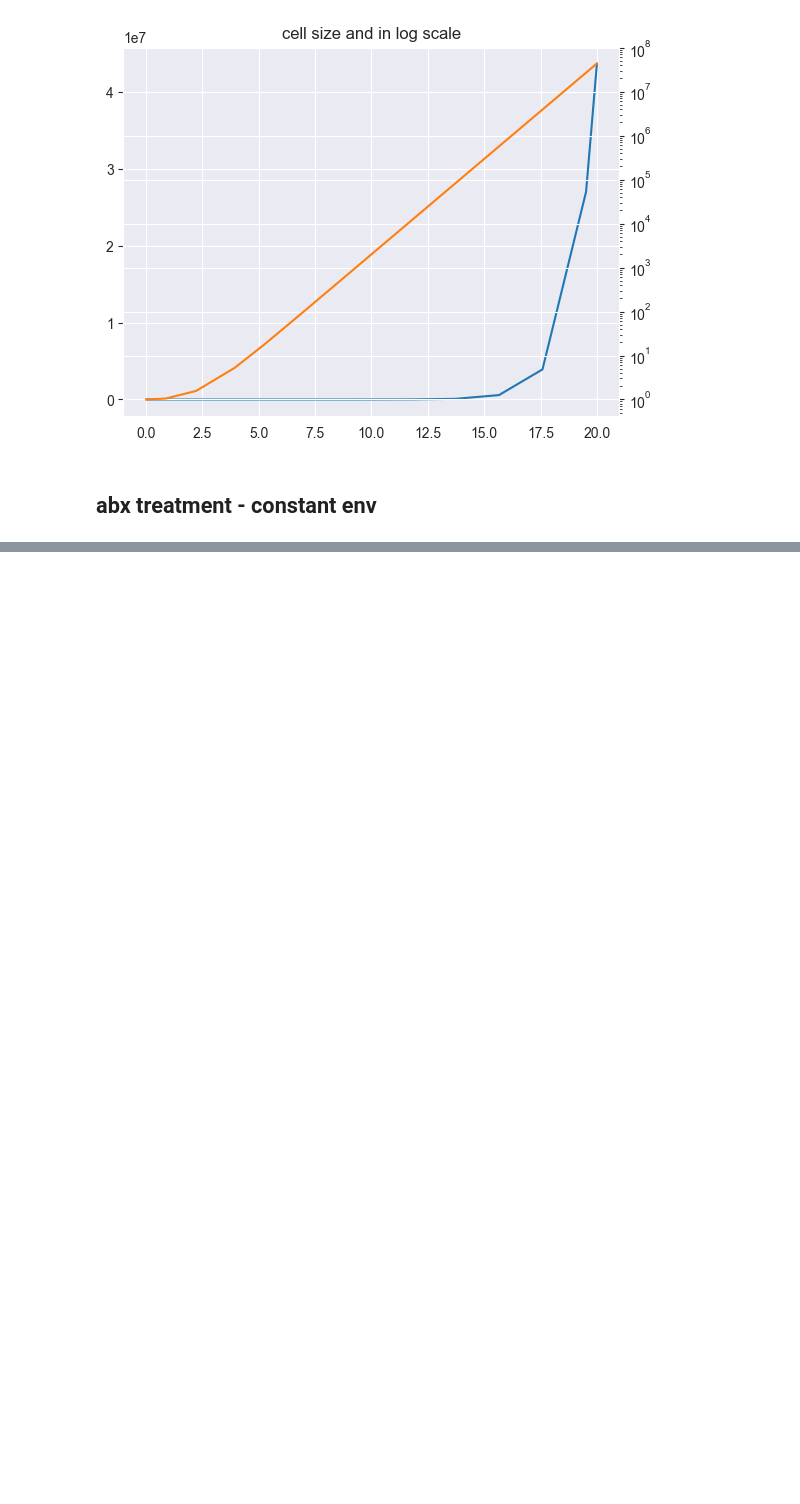
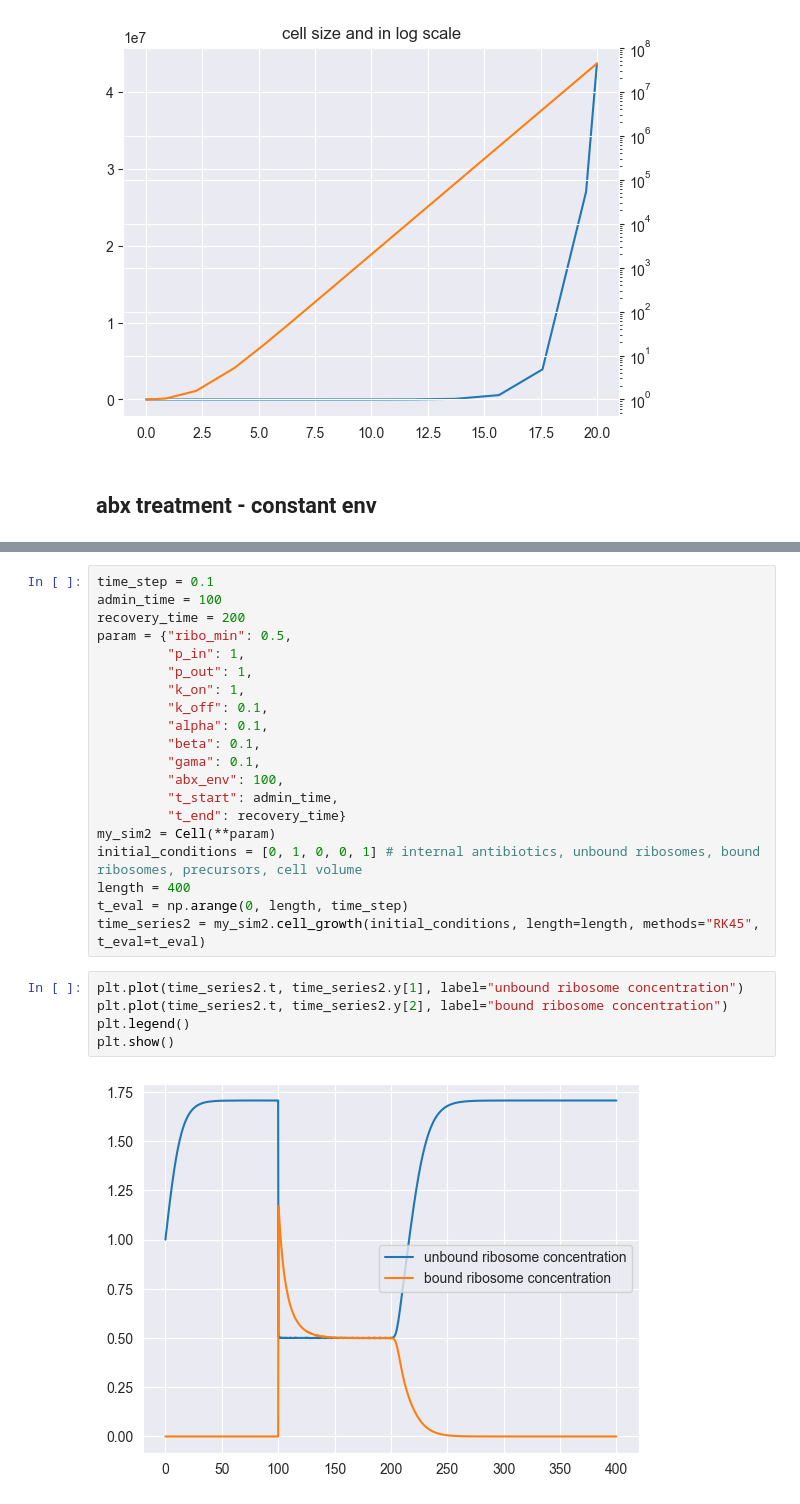
Before and after one commit to erezli/RiboTargettingAbx, a Jupyter notebook: simulations.ipynb, the cells around one changed output, grey strips where cells are left out. Drawn from its saved outputs; the diff is of its cells as text; blank space fills up the shorter version.

```diff
--- a/simulations.ipynb
+++ b/simulations.ipynb
@@ -178,0 +161,27 @@ plt.show()
+# %%
+time_step = 0.1
+admin_time = 100
+recovery_time = 200
+param = {"ribo_min": 0.5,
+         "p_in": 1,
+         "p_out": 1,
+         "k_on": 1,
+         "k_off": 0.1,
+         "alpha": 0.1,
+         "beta": 0.1,
+         "gama": 0.1,
+         "abx_env": 100,
+         "t_start": admin_time,
+         "t_end": recovery_time}
+my_sim2 = Cell(**param)
+initial_conditions = [0, 1, 0, 0, 1] # internal antibiotics, unbound ribosomes, bound ribosomes, precursors, cell volume
+length = 400
+t_eval = np.arange(0, length, time_step)
+time_series2 = my_sim2.cell_growth(initial_conditions, length=length, methods="RK45", t_eval=t_eval)
+# %%
+plt.plot(time_series2.t, time_series2.y[1], label="unbound ribosome concentration")
+plt.plot(time_series2.t, time_series2.y[2], label="bound ribosome concentration")
+plt.legend()
+plt.show()
+# %% [output]
+[figure, added]
```
Also changed, not shown: parts of 15 cells of this notebook.
